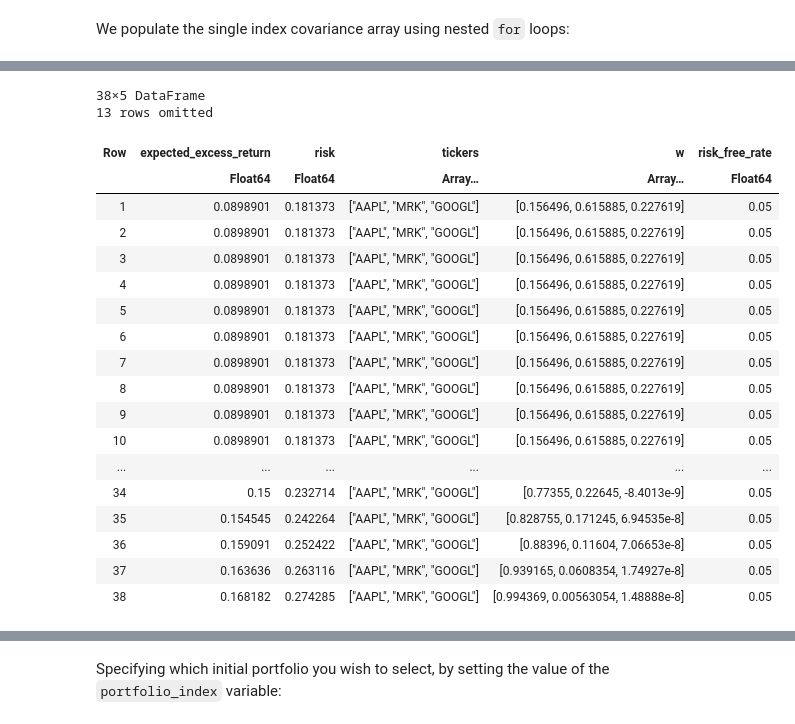
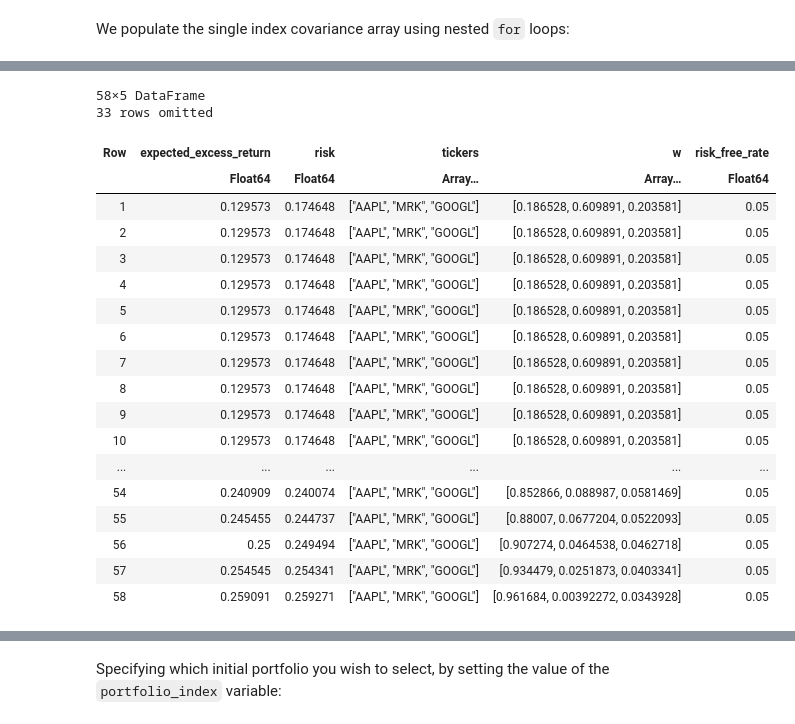
Before and after one commit to af626/CHEME5760-AF626-FinaProject, a Jupyter notebook: main_af626.ipynb, the cells around one changed output, grey strips where cells are left out. Saved outputs shown, nothing was run; the diff lists cells and outputs as text; code cells hidden in the pictures.

```diff
--- a/main_af626.ipynb
+++ b/main_af626.ipynb
@@ -122,2 +235,17 @@ Specify a value for the `total_initial_budget` variable:
 # %%
-total_initial_budget = 41585845.43;
+my_list_of_tickers = ["AAPL", "MRK", "GOOGL"];
+total_initial_budget = 10000;
+maxreturn = 0.5;
+number_of_points = 100;
+
+# initialize -
+μ_sim = Array{Float64,1}();
+my_list_of_firm_ids = Array{Int64,1}();
+efficient_frontier_sim = Dict{Float64,Float64}();
+portfolio_df = DataFrame();
+number_of_firms = length(my_list_of_tickers);
+wₒ = zeros(number_of_firms);
+wₒ[1] = 1.0;
+bounds = zeros(number_of_firms,2);
+bounds[:,2] .= 1.0;
+minimum_desired_reward_array = range(0.0, stop = maxreturn - risk_free_rate, length = number_of_points) |> collect;
@@ -126,24 +361,23 @@ We have copied the efficient frontier file generated from `THP3/PD1` (or generat
 # %%
-efficient_frontier = load(joinpath(_PATH_TO_DATA,
-        "EfficientFrontier-af626_project-PD1-CHEME-5660-Fall-2023.jld2")) |> x->x["dataset"]
+efficient_frontier = portfolio_df
 # %% [output]
-38×5 DataFrame
-13 rows omitted
+58×5 DataFrame
+33 rows omitted
 | Row | expected_excess_return | risk | tickers | w | risk_free_rate |
 |  | Float64 | Float64 | Array… | Array… | Float64 |
-| 1 | 0.0898901 | 0.181373 | ["AAPL", "MRK", "GOOGL"] | [0.156496, 0.615885, 0.227619] | 0.05 |
-| 2 | 0.0898901 | 0.181373 | ["AAPL", "MRK", "GOOGL"] | [0.156496, 0.615885, 0.227619] | 0.05 |
-| 3 | 0.0898901 | 0.181373 | ["AAPL", "MRK", "GOOGL"] | [0.156496, 0.615885, 0.227619] | 0.05 |
-| 4 | 0.0898901 | 0.181373 | ["AAPL", "MRK", "GOOGL"] | [0.156496, 0.615885, 0.227619] | 0.05 |
-| 5 | 0.0898901 | 0.181373 | ["AAPL", "MRK", "GOOGL"] | [0.156496, 0.615885, 0.227619] | 0.05 |
-| 6 | 0.0898901 | 0.181373 | ["AAPL", "MRK", "GOOGL"] | [0.156496, 0.615885, 0.227619] | 0.05 |
-| 7 | 0.0898901 | 0.181373 | ["AAPL", "MRK", "GOOGL"] | [0.156496, 0.615885, 0.227619] | 0.05 |
-| 8 | 0.0898901 | 0.181373 | ["AAPL", "MRK", "GOOGL"] | [0.156496, 0.615885, 0.227619] | 0.05 |
-| 9 | 0.0898901 | 0.181373 | ["AAPL", "MRK", "GOOGL"] | [0.156496, 0.615885, 0.227619] | 0.05 |
-| 10 | 0.0898901 | 0.181373 | ["AAPL", "MRK", "GOOGL"] | [0.156496, 0.615885, 0.227619] | 0.05 |
+| 1 | 0.129573 | 0.174648 | ["AAPL", "MRK", "GOOGL"] | [0.186528, 0.609891, 0.203581] | 0.05 |
+| 2 | 0.129573 | 0.174648 | ["AAPL", "MRK", "GOOGL"] | [0.186528, 0.609891, 0.203581] | 0.05 |
+| 3 | 0.129573 | 0.174648 | ["AAPL", "MRK", "GOOGL"] | [0.186528, 0.609891, 0.203581] | 0.05 |
+| 4 | 0.129573 | 0.174648 | ["AAPL", "MRK", "GOOGL"] | [0.186528, 0.609891, 0.203581] | 0.05 |
+| 5 | 0.129573 | 0.174648 | ["AAPL", "MRK", "GOOGL"] | [0.186528, 0.609891, 0.203581] | 0.05 |
+| 6 | 0.129573 | 0.174648 | ["AAPL", "MRK", "GOOGL"] | [0.186528, 0.609891, 0.203581] | 0.05 |
+| 7 | 0.129573 | 0.174648 | ["AAPL", "MRK", "GOOGL"] | [0.186528, 0.609891, 0.203581] | 0.05 |
+| 8 | 0.129573 | 0.174648 | ["AAPL", "MRK", "GOOGL"] | [0.186528, 0.609891, 0.203581] | 0.05 |
+| 9 | 0.129573 | 0.174648 | ["AAPL", "MRK", "GOOGL"] | [0.186528, 0.609891, 0.203581] | 0.05 |
+| 10 | 0.129573 | 0.174648 | ["AAPL", "MRK", "GOOGL"] | [0.186528, 0.609891, 0.203581] | 0.05 |
 | ... | ... | ... | ... | ... | ... |
-| 34 | 0.15 | 0.232714 | ["AAPL", "MRK", "GOOGL"] | [0.77355, 0.22645, -8.4013e-9] | 0.05 |
-| 35 | 0.154545 | 0.242264 | ["AAPL", "MRK", "GOOGL"] | [0.828755, 0.171245, 6.94535e-8] | 0.05 |
-| 36 | 0.159091 | 0.252422 | ["AAPL", "MRK", "GOOGL"] | [0.88396, 0.11604, 7.06653e-8] | 0.05 |
-| 37 | 0.163636 | 0.263116 | ["AAPL", "MRK", "GOOGL"] | [0.939165, 0.0608354, 1.74927e-8] | 0.05 |
-| 38 | 0.168182 | 0.274285 | ["AAPL", "MRK", "GOOGL"] | [0.994369, 0.00563054, 1.48888e-8] | 0.05 |
+| 54 | 0.240909 | 0.240074 | ["AAPL", "MRK", "GOOGL"] | [0.852866, 0.088987, 0.0581469] | 0.05 |
+| 55 | 0.245455 | 0.244737 | ["AAPL", "MRK", "GOOGL"] | [0.88007, 0.0677204, 0.0522093] | 0.05 |
+| 56 | 0.25 | 0.249494 | ["AAPL", "MRK", "GOOGL"] | [0.907274, 0.0464538, 0.0462718] | 0.05 |
+| 57 | 0.254545 | 0.254341 | ["AAPL", "MRK", "GOOGL"] | [0.934479, 0.0251873, 0.0403341] | 0.05 |
+| 58 | 0.259091 | 0.259271 | ["AAPL", "MRK", "GOOGL"] | [0.961684, 0.00392272, 0.0343928] | 0.05 |
```
Also changed, not shown: parts of 37 cells of this notebook, 5 other files.
